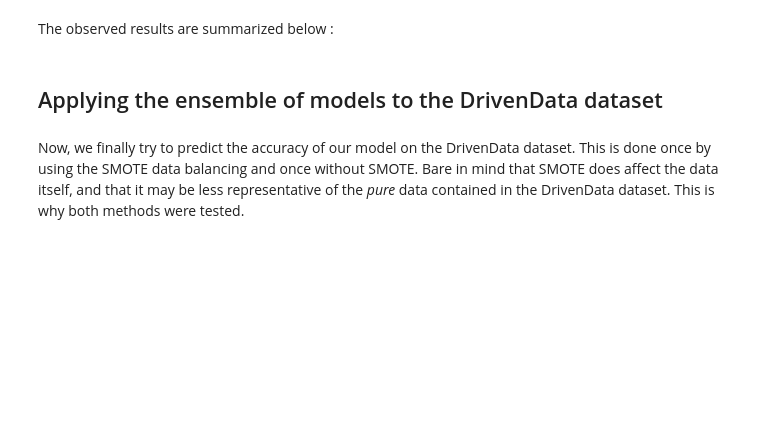
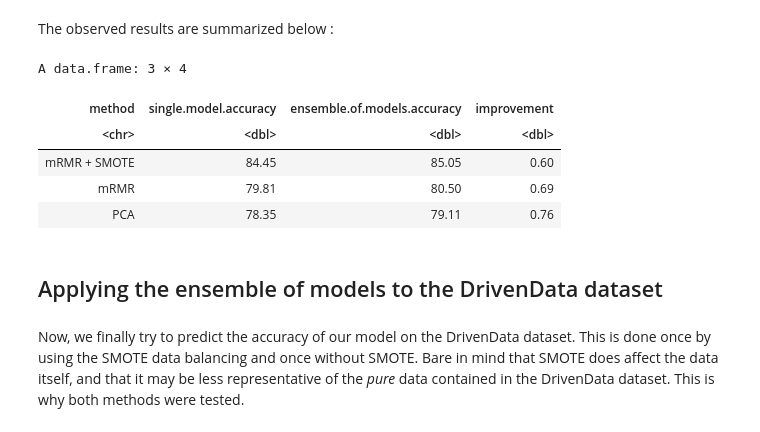
Before and after one commit to miromatagne/Driven-Data-Competition, a Jupyter notebook: ReportTemplate.ipynb, the cells around one changed output. Saved outputs shown, nothing was run; the diff lists cells and outputs as text; code cells hidden in the pictures; blank space fills up the shorter version.

```diff
--- a/ReportTemplate.ipynb
+++ b/ReportTemplate.ipynb
@@ -3134,8 +3047,15 @@ The observed results are summarized below :
 # %%
 accuracies_single <- c(84.45,79.81,78.35)
 accuracies_ensemble <- c(85.05,80.5,79.11)
-preprocessing_methods <- ("mRMR + SMOTE","mRMR","PCA")
+preprocessing_methods <- c("mRMR + SMOTE","mRMR","PCA")
 data.frame(method=preprocessing_methods,"single model accuracy"=accuracies,"ensemble of models accuracy"=accuracies_ensemble,"improvement"=accuracies_ensemble-accuracies_single)
+# %% [output]
+A data.frame: 3 × 4
+| method | single.model.accuracy | ensemble.of.models.accuracy | improvement |
+| <chr> | <dbl> | <dbl> | <dbl> |
+| mRMR + SMOTE | 84.45 | 85.05 | 0.60 |
+| mRMR | 79.81 | 80.50 | 0.69 |
+| PCA | 78.35 | 79.11 | 0.76 |
 # %% [markdown]
 ## Applying the ensemble of models to the DrivenData dataset
 # %% [markdown]
```
Also changed, not shown: parts of 20 cells of this notebook, 1 other file.
